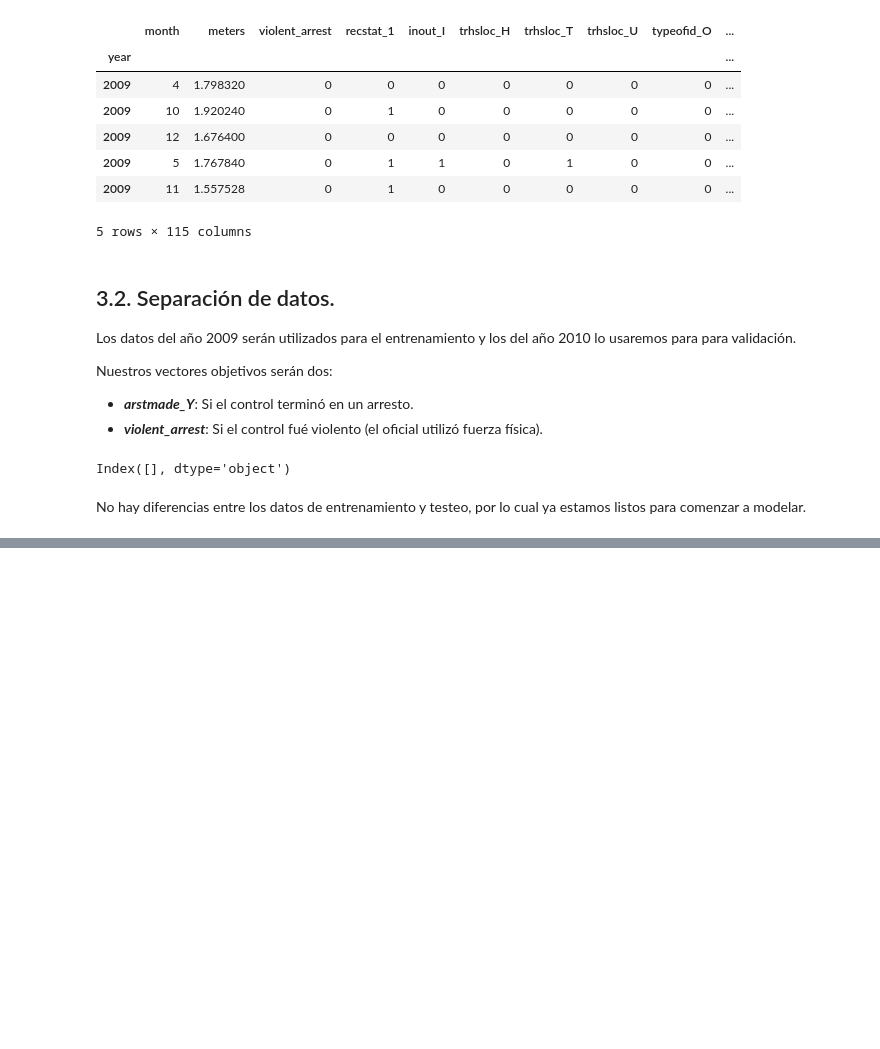
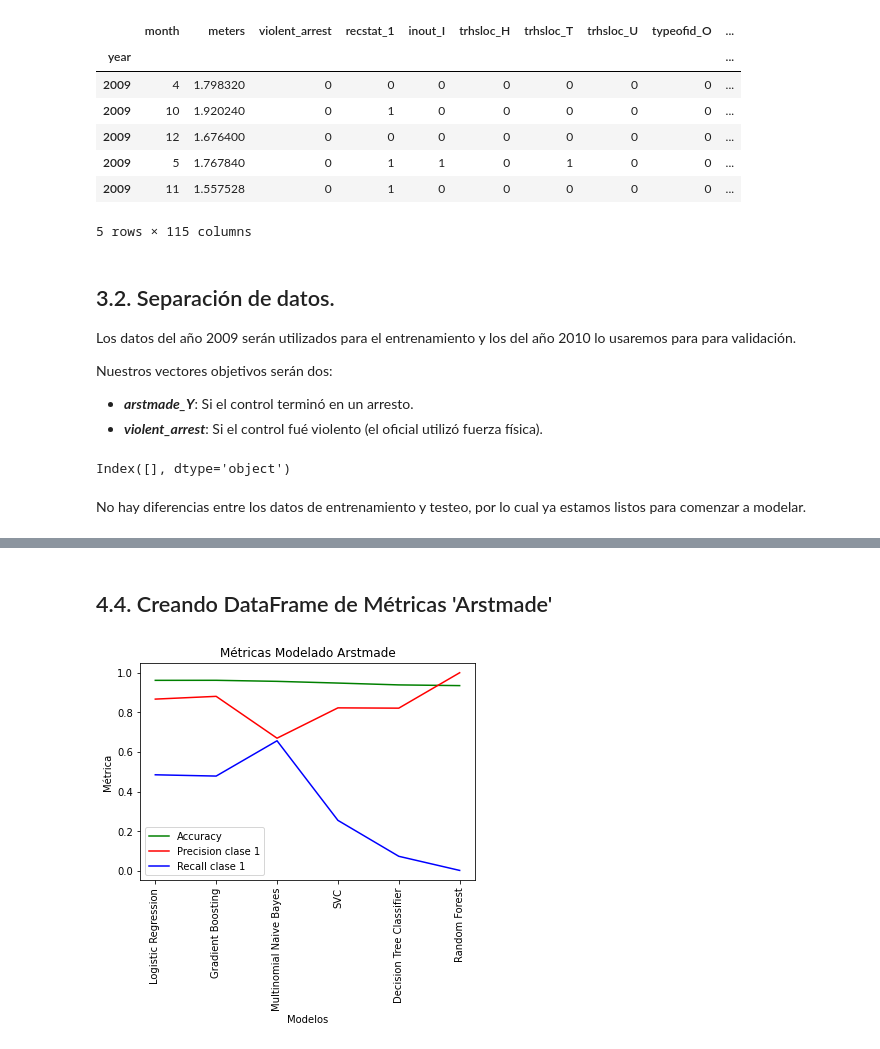
Before and after one commit to Gab0Jorq/risk_and_frisk, a Jupyter notebook: stop_and_frisk.ipynb, the cells around one changed output, grey strips where cells are left out. Saved outputs shown, nothing was run; the diff lists cells and outputs as text; code cells hidden in the pictures; blank space fills up the shorter version.

```diff
--- a/stop_and_frisk.ipynb
+++ b/stop_and_frisk.ipynb
@@ -294,0 +652,27 @@ No hay diferencias entre los datos de entrenamiento y testeo, por lo cual ya est
+# %%
+accuracy_RF_arstmade, precision_RF_arstmade, recall_RF_arstmade = hp.get_metrics(y_test_arstmade, yhat_RF_arstmade)
+# %% [markdown]
+## 4.4. Creando DataFrame de Métricas 'Arstmade'
+# %%
+names = ['Logistic Regression', 'Gradient Boosting', 'Multinomial Naive Bayes', 'SVC', 'Decision Tree Classifier', 'Random Forest']
+accuracy_arstmade = [accuracy_LR_arstmade, accuracy_GB_arstmade, accuracy_NB_arstmade, accuracy_SVC_arstmade, accuracy_DecTree_arstmade, accuracy_RF_arstmade]
+precision_arstmade = [precision_LR_arstmade, precision_GB_arstmade, precision_NB_arstmade, precision_SVC_arstmade, precision_DecTree_arstmade, precision_RF_arstmade]
+recall_arstmade = [recall_LR_arstmade, recall_GB_arstmade, recall_NB_arstmade, recall_SVC_arstmade, recall_DecTree_arstmade, recall_RF_arstmade]
+# %%
+scores_arstmade = pd.DataFrame()
+# %%
+scores_arstmade['Algoritmo para arstmade'] = names
+scores_arstmade['accuracy'] = accuracy_arstmade
+scores_arstmade['precision_clase_1'] = precision_arstmade
+scores_arstmade['recall_clase_1'] = recall_arstmade
+# %%
+plt.plot(scores_arstmade['accuracy'], 'g', label = 'Accuracy');
+plt.plot(scores_arstmade['precision_clase_1'], 'r', label = 'Precision clase 1');
+plt.plot(scores_arstmade['recall_clase_1'], 'b', label = 'Recall clase 1');
+plt.xticks(np.arange(6), scores_arstmade['Algoritmo para arstmade'], rotation = 90);
+plt.xlabel('Modelos');
+plt.ylabel('Métrica');
+plt.title('Métricas Modelado Arstmade')
+plt.legend();
+# %% [output]
+[figure, added]
```
Also changed, not shown: parts of 58 cells of this notebook.
